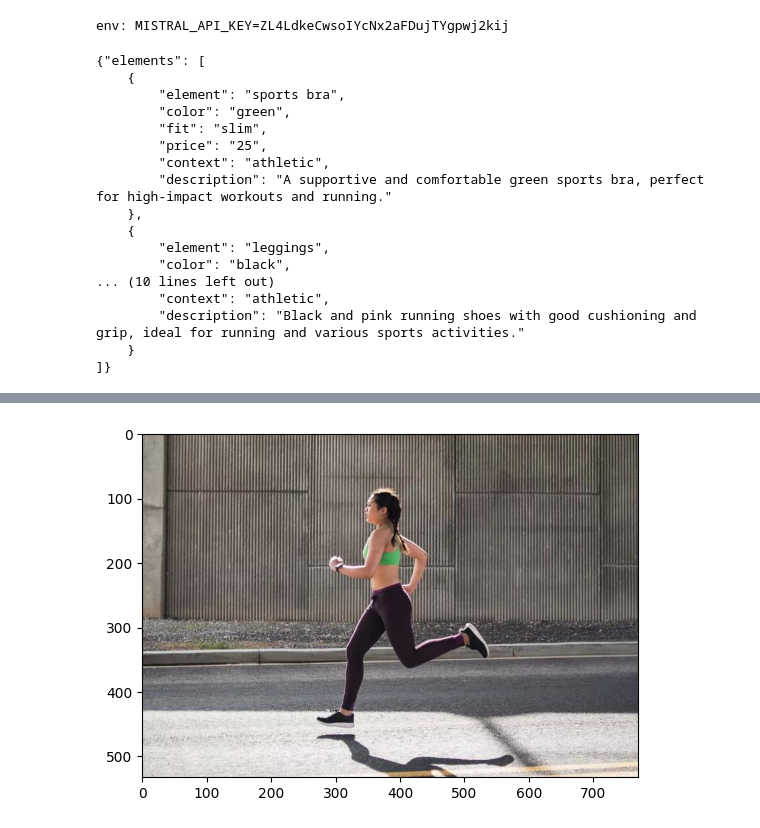
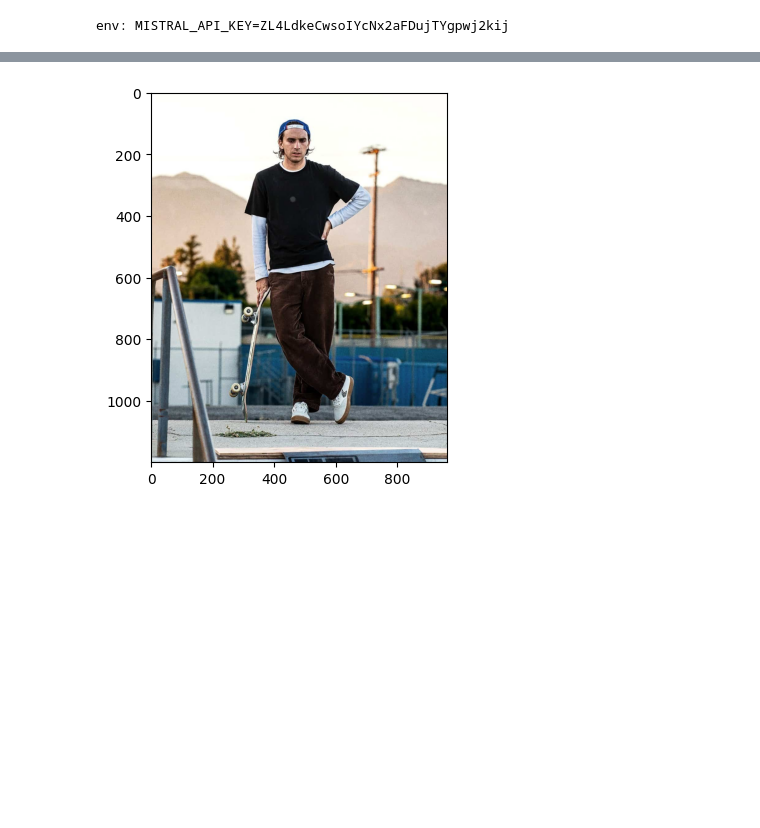
Before and after one commit to Kewij/RetailX7, a Jupyter notebook: src/pixtral/pixtral_dev.ipynb, the cells around one changed output, grey strips where cells are left out. Drawn from its saved outputs; the diff is of its cells as text; code cells hidden in the pictures; blank space fills up the shorter version.

```diff
--- a/src/pixtral/pixtral_dev.ipynb
+++ b/src/pixtral/pixtral_dev.ipynb
@@ -180,28 +184,11 @@ def recommend_from_wardrobe(wardrobe, element = empty_element):
 # %%
 import matplotlib.pyplot as plt
 # %%
-img_path = "test_images/img6.jpg"
+img_path = "test_images/img4.jpg"
 plt.imshow(plt.imread(img_path))
 
 img_64 = img_to_base64(img_path)
 clothes = list_clothes(img_64)
-df = json_to_dataframe(clothes, key='elements')
-df
+clothes_df = json_to_dataframe(clothes, key='elements')
+clothes_df
 # %% [output]
-{"elements": [
-    {
-        "element": "sports bra",
-        "color": "green",
-        "fit": "slim",
-        "price": "25",
-        "context": "athletic",
-        "description": "A supportive and comfortable green sports bra, perfect for high-impact workouts and running."
-    },
-    {
-        "element": "leggings",
-        "color": "black",
-... (10 lines left out)
-        "context": "athletic",
-        "description": "Black and pink running shoes with good cushioning and grip, ideal for running and various sports activities."
-    }
-]}
@@ -208 +201 @@ df
-[figure, old version]
+[figure, new version]
```
Also changed, not shown: parts of 4 cells of this notebook.
